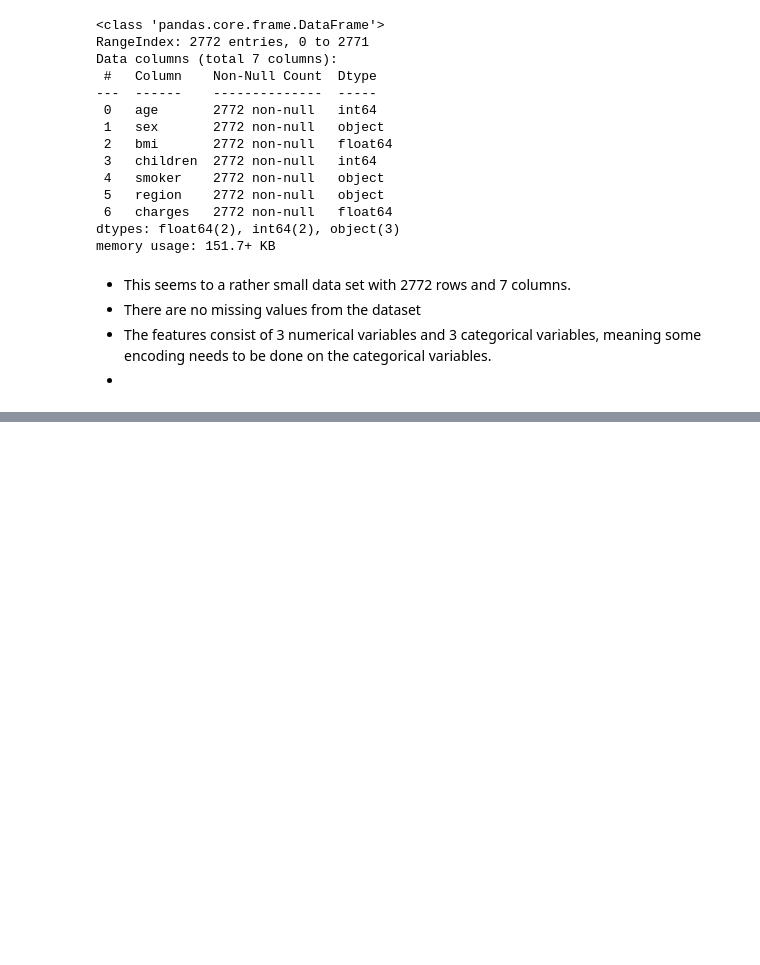
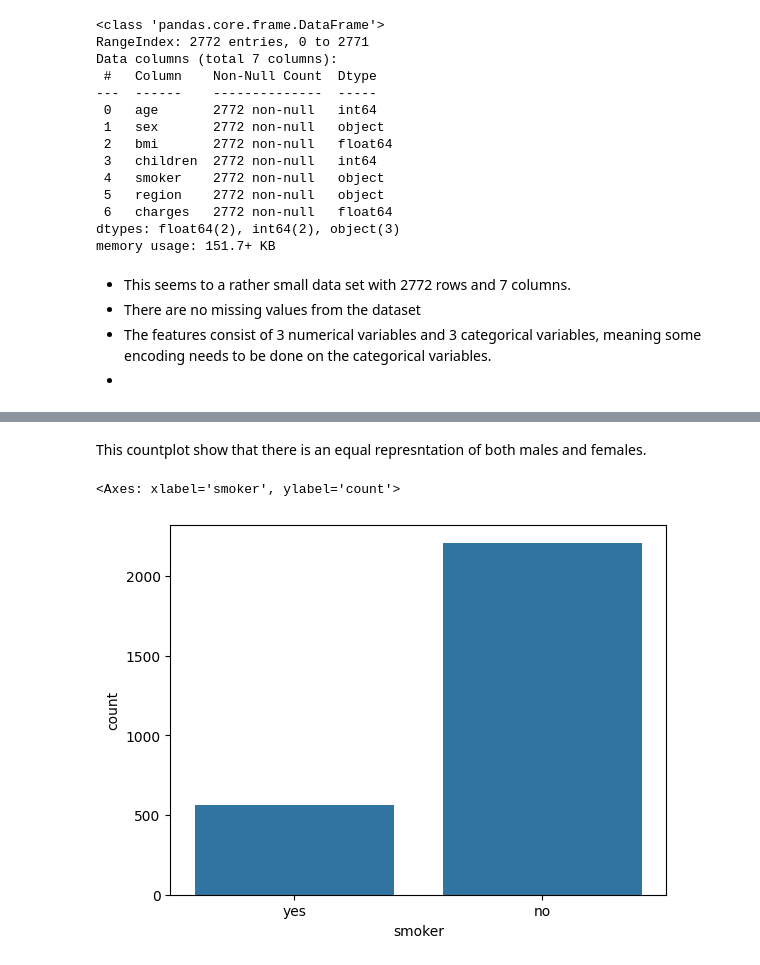
Before and after one commit to Danlof/medical_insurance, a Jupyter notebook: notebooks/main.ipynb, the cells around one changed output, grey strips where cells are left out. Drawn from its saved outputs; the diff is of its cells as text; code cells hidden in the pictures; blank space fills up the shorter version.

```diff
--- a/notebooks/main.ipynb
+++ b/notebooks/main.ipynb
@@ -58,0 +76,7 @@ memory usage: 151.7+ KB
+# %% [markdown]
+This countplot show that there is an equal represntation of both males and females.
+# %%
+sns.countplot(x=df['smoker'])
+# %% [output]
+<Axes: xlabel='smoker', ylabel='count'>
+[figure, added]
```
Also changed, not shown: parts of 17 cells of this notebook.
